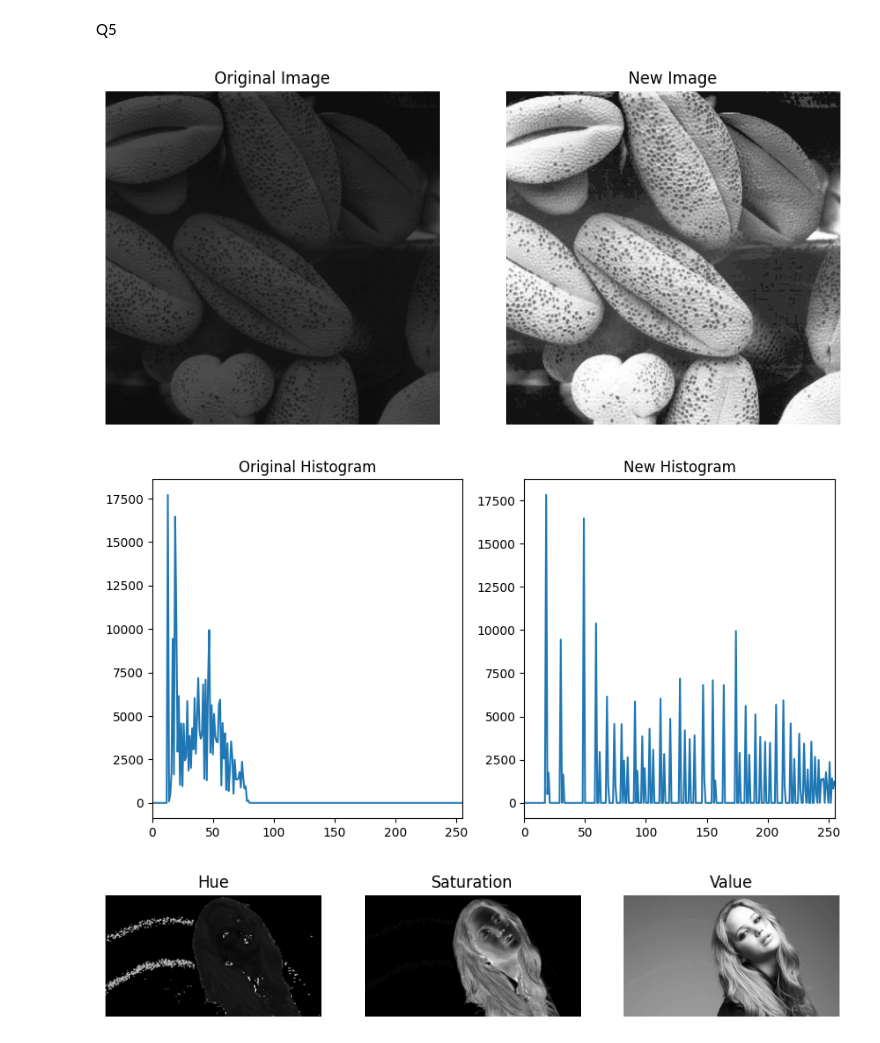
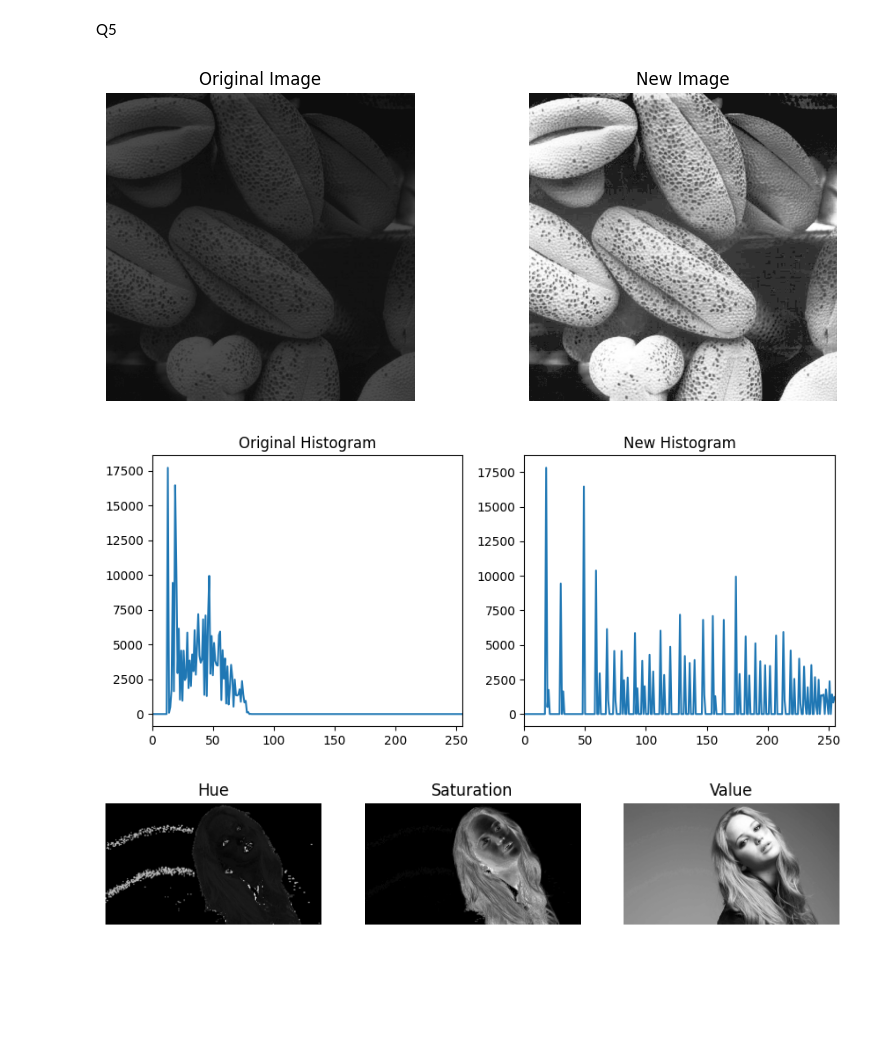
Before and after one commit to tharusha-pathirana/S5_EN3160, a Jupyter notebook: Assignment1.ipynb, the cells around one changed output. Cells and saved outputs as stored; diff of their text form; code cells hidden in the pictures; blank space fills up the shorter version.

```diff
--- a/Assignment1.ipynb
+++ b/Assignment1.ipynb
@@ -273,38 +248,37 @@ cdf = np.zeros(256)
 cdf[0] = pdf[0]
 
 for i in range(1,256):
     cdf[i] = cdf[i-1] + pdf[i]
 
 #cdf = np.round(cdf*255)
 
 cdf= np.round(cdf*255).astype('uint8')
 
 for i in range(img.shape[0]):
     for j in range(img.shape[1]):
         img[i,j] = cdf[img[i,j]]
 
 new_hist = np.zeros(256)
 
 for i in range(img.shape[0]):           #rows
     for j in range(img.shape[1]):       #columns
          new_hist[img[i,j]] += 1
 
-#Show the original and new image, show the histogram of the original and new image
 
 img = cv.cvtColor(img, cv.COLOR_BGR2RGB)
 
-fig,ax = plt.subplots(1,2,figsize=(10,5))
+fig,ax = plt.subplots(1,2,figsize=(10,4))
 ax[0].imshow(img1, cmap='gray'),ax[0].set_title('Original Image'),ax[0].axis('off')
 ax[1].imshow(img, cmap='gray'),ax[1].set_title('New Image'),ax[1].axis('off')
 
 
-fig,ax = plt.subplots(1,2,figsize=(10,5))
+fig,ax = plt.subplots(1,2,figsize=(10,4))
 ax[0].plot(hist),ax[0].set_title('Original Histogram'),ax[0].set_xlim(0,255)
 ax[1].plot(new_hist),ax[1].set_title('New Histogram'),ax[1].set_xlim(0,255)
 plt.show()
 # %% [output]
-[figure, old version]
+[figure, new version]
-[figure, old version]
+[figure, new version]
 # %%
 import cv2 as cv
 import numpy as np
```
Also changed, not shown: parts of 9 cells of this notebook.
